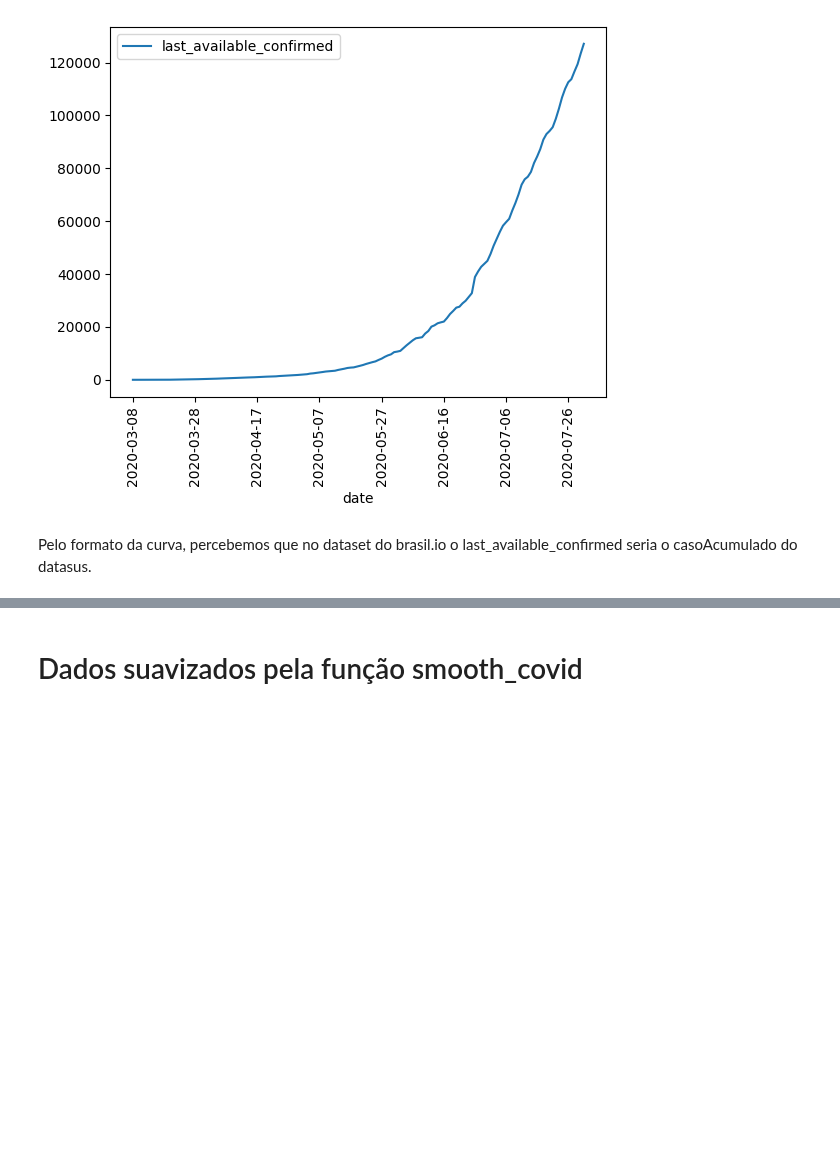
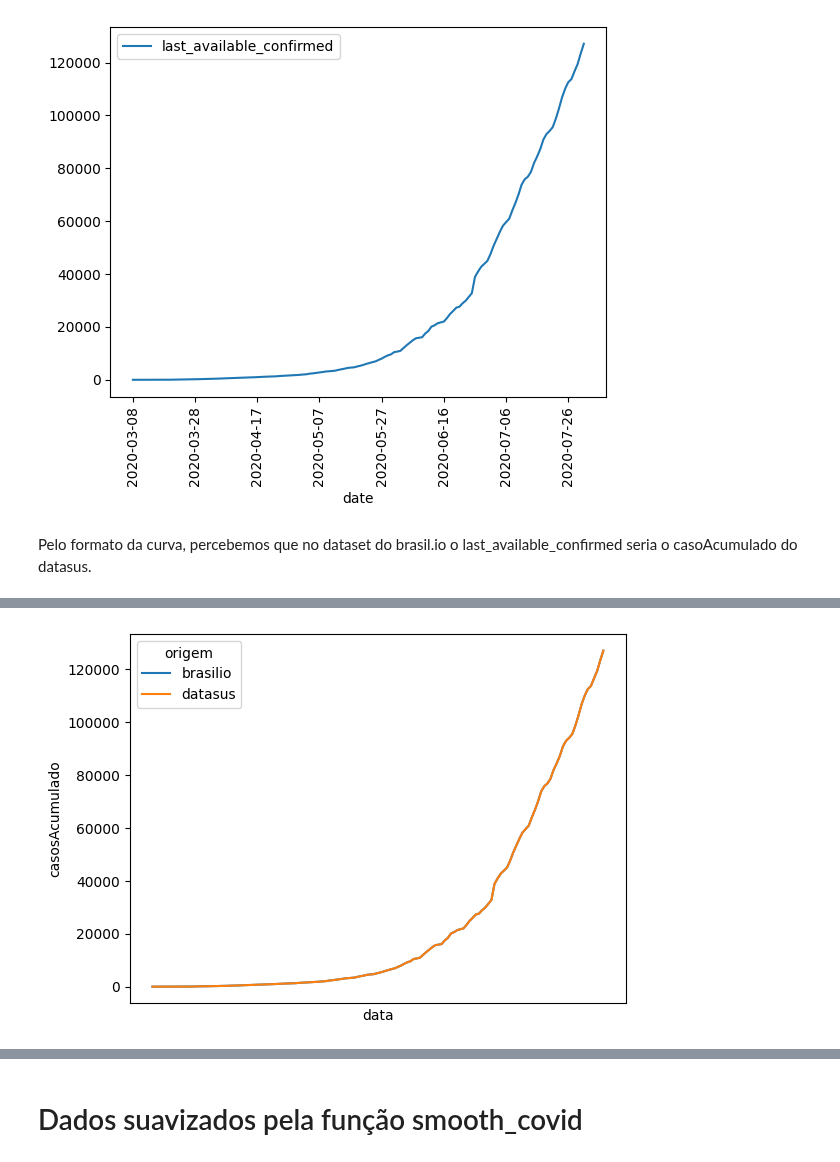
Before and after one commit to carloszan/covid, a Jupyter notebook: analises/comparacao-dataset.ipynb, the cells around one changed output, grey strips where cells are left out. Cells and saved outputs as stored; diff of their text form; code cells hidden in the pictures; blank space fills up the shorter version.

```diff
--- a/analises/comparacao-dataset.ipynb
+++ b/analises/comparacao-dataset.ipynb
@@ -102,0 +103,18 @@ _ = plt.xticks(rotation=90)
+# %%
+import seaborn as sns
+
+datasus_df['origem'] = 'datasus'
+brasilio_df['origem'] = 'brasilio'
+
+aux_df = brasilio_df[['date', 'last_available_confirmed', 'origem']].rename(columns={'date': 'data', 'last_available_confirmed': 'casosAcumulado'})
+aux2_df = datasus_df[['data', 'casosAcumulado', 'origem']]
+
+mix_df = pd.concat([aux_df, aux2_df]).sort_values(by='data')
+
+g = sns.lineplot(data=mix_df, x='data', y='casosAcumulado', hue='origem')
+
+xticks = []
+_ = g.set_xticks(xticks)
+_ = plt.xticks(rotation=90)
+# %% [output]
+[figure, added]
```
Also changed, not shown: parts of 7 cells of this notebook.
